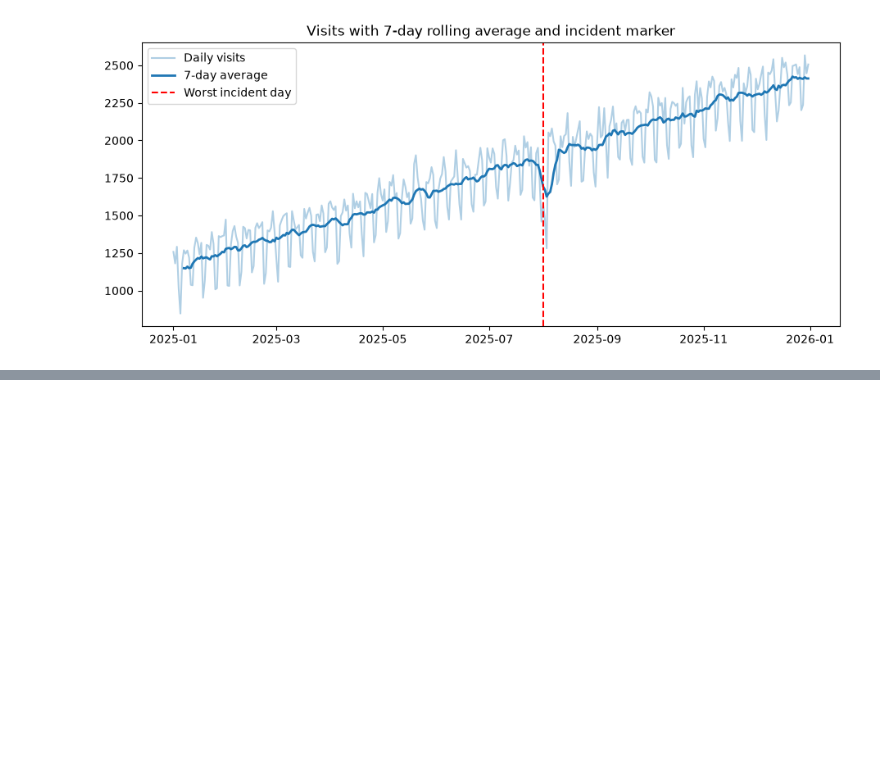
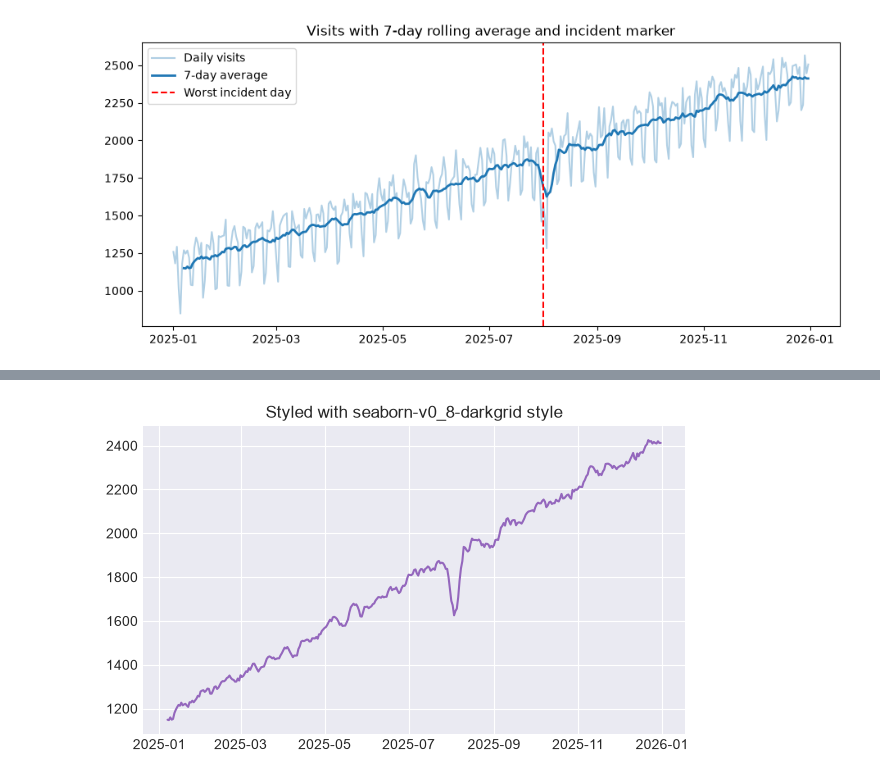
Before and after one commit to AnneMukeshBalaji/calibo, a Jupyter notebook: mathplotlib/class_demo.ipynb, the cells around one changed output, grey strips where cells are left out. Saved outputs shown, nothing was run; the diff lists cells and outputs as text; code cells hidden in the pictures; blank space fills up the shorter version.

```diff
--- a/mathplotlib/class_demo.ipynb
+++ b/mathplotlib/class_demo.ipynb
@@ -265,0 +282,20 @@ plt.show()
+# %%
+"""
+['Solarize_Light2',
+'bmh',
+'classic',
+'dark_background',
+'fast',
+'ggplot',
+'grayscale',
+'seaborn-v0_8-darkgrid']
+
+Styles in matplotlib
+"""
+with plt.style.context("seaborn-v0_8-darkgrid"):
+    fig,ax = plt.subplots(figsize=(7,4))
+    ax.plot(df['date'],df['visits_7d_avg'],color="tab:purple")
+    ax.set_title("Styled with seaborn-v0_8-darkgrid style")
+    plt.show()
+# %% [output]
+[figure, added]
```
Also changed, not shown: parts of 3 cells of this notebook, 7 other files.
